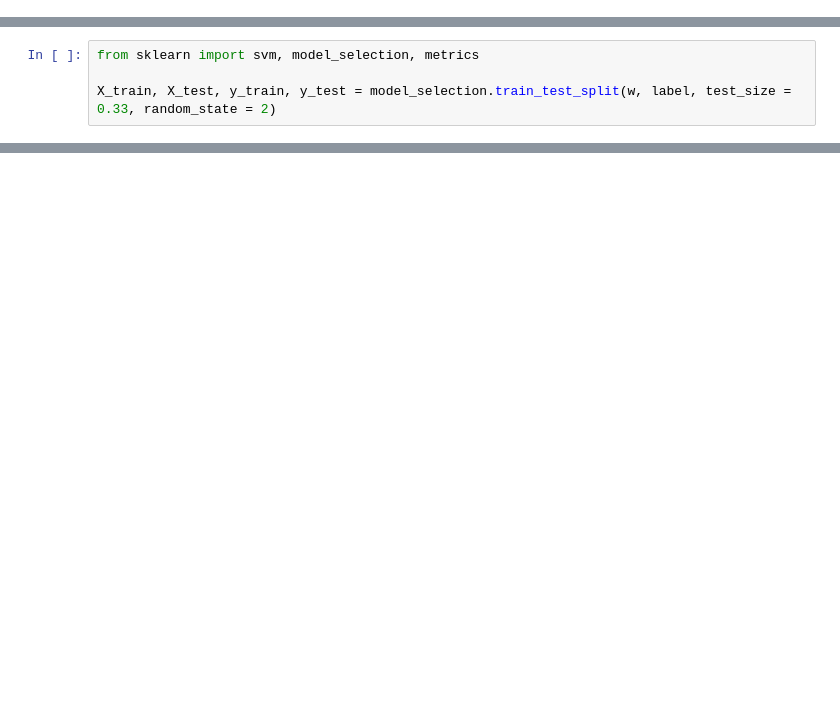
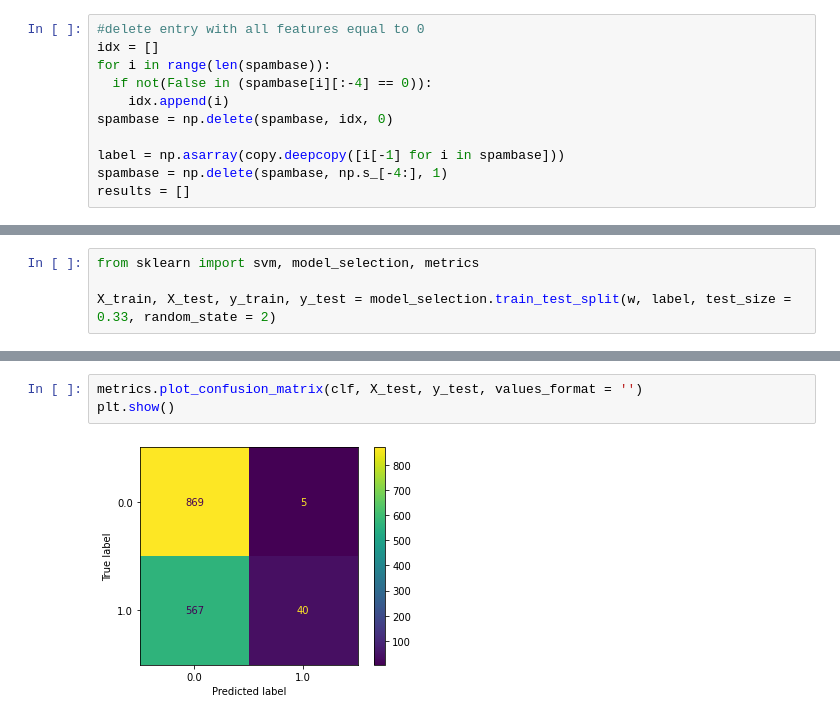
Before and after one commit to TommasoBuoso/spam_filter, a Jupyter notebook: AI_assignment2.ipynb, the cells around one changed output, grey strips where cells are left out. Cells and saved outputs as stored; diff of their text form; blank space fills up the shorter version.

```diff
--- a/AI_assignment2.ipynb
+++ b/AI_assignment2.ipynb
@@ -25,3 +41,14 @@ Requirement already satisfied: numpy>=1.11.0 in /usr/local/lib/python3.7/dist-pa
+# %%
+#delete entry with all features equal to 0
+idx = []
+for i in range(len(spambase)):
+  if not(False in (spambase[i][:-4] == 0)):
+    idx.append(i)
+spambase = np.delete(spambase, idx, 0)
+
+label = np.asarray(copy.deepcopy([i[-1] for i in spambase]))
+spambase = np.delete(spambase, np.s_[-4:], 1)
+results = []
 # %% [markdown]
 ### TF-IDF COMPUTATION
 # %%
@@ -57,0 +98,5 @@ X_train, X_test, y_train, y_test = model_selection.train_test_split(w, label, te
+# %%
+metrics.plot_confusion_matrix(clf, X_test, y_test, values_format = '')
+plt.show()
+# %% [output]
+[figure, added]
```
Also changed, not shown: parts of 114 cells of this notebook.
